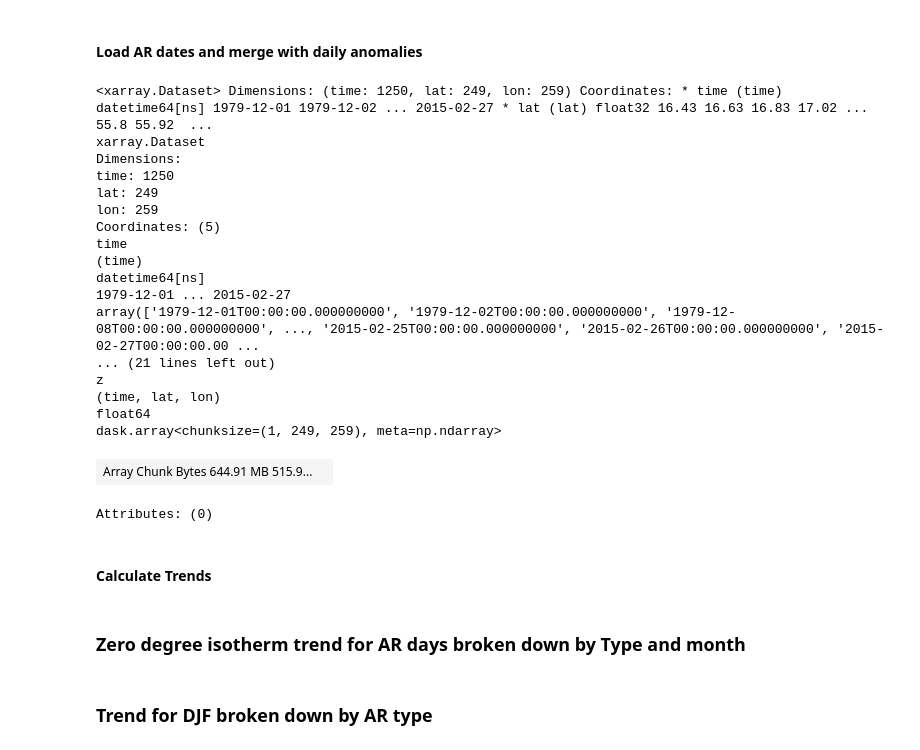
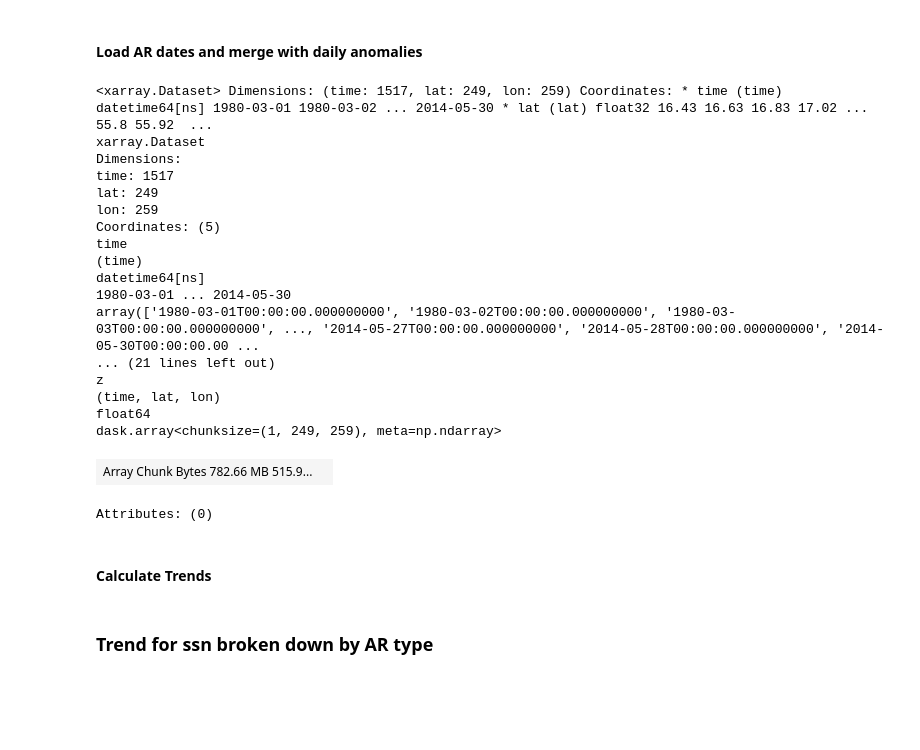
Before and after one commit to dlnash/HMA_AR_freezing_level, a Jupyter notebook: analysis/fig04_trends_WRF_0deg_isotherm.ipynb, the cells around one changed output. Saved outputs shown, nothing was run; the diff lists cells and outputs as text; code cells hidden in the pictures; blank space fills up the shorter version.

```diff
--- a/analysis/fig04_trends_WRF_0deg_isotherm.ipynb
+++ b/analysis/fig04_trends_WRF_0deg_isotherm.ipynb
@@ -56,10 +56,23 @@ path_to_data = '/home/nash/DATA/data/wrf_hasia/' # great
 path_to_out  = '../out/'                          # output files (numerical results, intermediate datafiles) -- read & write
 path_to_figs = '../figs/'                         # figures
 # %%
-start_date = '1979-12-01'
-end_date = '2015-03-31'
-mon_s = 12
-mon_e = 2
+ssn = "MAM" #"MAM" or "DJF"
+
+if ssn == 'DJF':
+    start_date = '1979-12-01'
+    end_date = '2015-03-31'
+    mon_s = 12
+    mon_e = 2
+    mon_lst = [12, 1, 2]
+    plt_lst = ['(a) December', '(b) January', '(c) February']
+
+if ssn == 'MAM':
+    start_date = '1980-03-01'
+    end_date = '2014-05-31'
+    mon_s = 3
+    mon_e = 5
+    mon_lst = [3, 4, 5]
+    plt_lst = ['(a) March', '(b) April', '(c) May']
 
 lonmin = 61.
 lonmax = 98.
@@ -235,7 +249,7 @@ axgr = AxesGrid(fig, 111, axes_class=axes_class,
                 direction='row')
 
 # Loop for drawing each plot
-for k, (ax, mon) in enumerate(zip(axgr, mon_sel)):
+for k, (ax, mon) in enumerate(zip(axgr, mon_lst)):
     ax = draw_basemap(ax, extent=[lonmin,lonmax,latmin,40.], xticks=dx, yticks=dy,
                       left_lats=False, right_lats=share_right[k])
     # Data for plotting
@@ -271,7 +285,7 @@ cb.set_label('Height (m)', fontsize=10)
 cb.ax.tick_params(labelsize=10)
 
 # Save figure
-filepath = path_to_figs + 'zero_isotherm_height_DJF_clim' + '.png'
+filepath = path_to_figs + 'zero_isotherm_height_{0}_clim.png'.format(ssn)
 plt.savefig(filepath, dpi=300, bbox_inches='tight')
 
 # Show
@@ -387,53 +399,56 @@ df = pd.read_csv(filepath)
 df = df.rename(columns={'Unnamed: 0': 'date'})
 df = df.set_index(pd.to_datetime(df['date']))
 
-# select only djf months
-idx = (df.index.month >= 12) | (df.index.month <= 2)
+# select only ssn months
+if mon_s > mon_e:
+    idx = (df.index.month >= mon_s) | (df.index.month <= mon_e)
+if mon_s < mon_e:
+    idx = (df.index.month >= mon_s) & (df.index.month <= mon_e)
 df = df.loc[idx]
 
 # normalize datetimes to 00 UTC
 df.index = df.index.strftime("%Y-%m-%d")
 
 # set to days available in WRF
-idx = (df.index >= '1979-12-01') & (df.index <= '2015-02-28')
+idx = (df.index >= start_date) & (df.index <= end_date)
 df = df.loc[idx]
 
 # # select only ar days
 idx = (df['AR_CAT'] > 0)
 df = df.loc[idx]
 
 # get list of dates that ar is present
 ar_dates = pd.to_datetime(df.index).values
 
 # subset freezing level to just ar days
 anomalies_daily = anomalies_daily.sel(time = ar_dates)
 
 # Combine AR Cat and freeze data w/ WRF data
 colnames = ['AR_CAT']
 for i, col in enumerate(colnames):
     anomalies_daily[col] = ('time', df[col])
     anomalies_daily = anomalies_daily.set_coords(col)
 
 anomalies_daily
 # %% [output]
-<xarray.Dataset> Dimensions: (time: 1250, lat: 249, lon: 259) Coordinates: * time (time) datetime64[ns] 1979-12-01 1979-12-02 ... 2015-02-27 * lat (lat) float32 16.43 16.63 16.83 17.02 ... 55.8 55.92  ...
+<xarray.Dataset> Dimensions: (time: 1517, lat: 249, lon: 259) Coordinates: * time (time) datetime64[ns] 1980-03-01 1980-03-02 ... 2014-05-30 * lat (lat) float32 16.43 16.63 16.83 17.02 ... 55.8 55.92  ...
 xarray.Dataset
 Dimensions:
-time: 1250
+time: 1517
 lat: 249
 lon: 259
 Coordinates: (5)
 time
 (time)
 datetime64[ns]
-1979-12-01 ... 2015-02-27
-array(['1979-12-01T00:00:00.000000000', '1979-12-02T00:00:00.000000000', '1979-12-08T00:00:00.000000000', ..., '2015-02-25T00:00:00.000000000', '2015-02-26T00:00:00.000000000', '2015-02-27T00:00:00.00 ...
+1980-03-01 ... 2014-05-30
+array(['1980-03-01T00:00:00.000000000', '1980-03-02T00:00:00.000000000', '1980-03-03T00:00:00.000000000', ..., '2014-05-27T00:00:00.000000000', '2014-05-28T00:00:00.000000000', '2014-05-30T00:00:00.00 ...
 ... (21 lines left out)
 z
 (time, lat, lon)
 float64
 dask.array<chunksize=(1, 249, 259), meta=np.ndarray>
-| Array Chunk Bytes 644.91 MB 515.9... |  |
+| Array Chunk Bytes 782.66 MB 515.9... |  |
 Attributes: (0)
 # %% [markdown]
 #### Calculate Trends
@@ -464,2 +454,0 @@ Attributes: (0)
-# %% [markdown]
-### Zero degree isotherm trend for AR days broken down by Type and month
@@ -530,5 +455,5 @@ Attributes: (0)
 # %% [markdown]
-### Trend for DJF broken down by AR type
+### Trend for ssn broken down by AR type
 # %%
 %%time
 artype_lst = [1, 2, 3]
```
Also changed, not shown: parts of 12 cells of this notebook, 14 other files.
